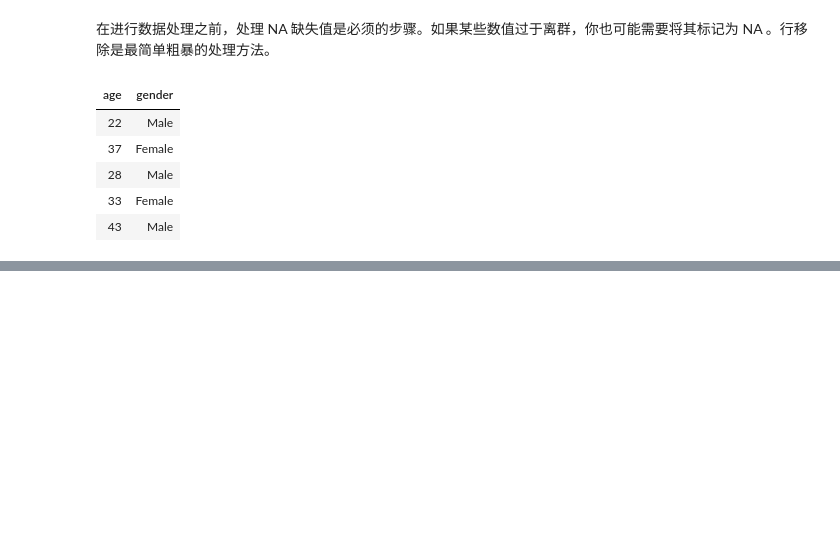
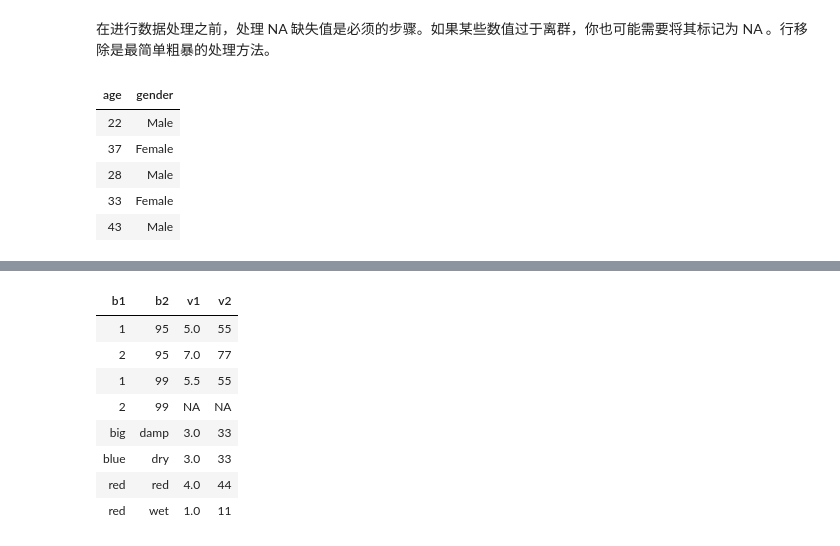
Before and after one commit to wklchris/wklchris.github.io, a Jupyter notebook: ipynb/R-manage-data.ipynb, the cells around one changed output, grey strips where cells are left out. Drawn from its saved outputs; the diff is of its cells as text; code cells hidden in the pictures; blank space fills up the shorter version.

Commit message:
Update R-manage-data.

```diff
--- a/ipynb/R-manage-data.ipynb
+++ b/ipynb/R-manage-data.ipynb
@@ -296,0 +394,21 @@ df
+# %%
+# 这个例子改编自 R 的官方帮助 aggregate()
+df <- data.frame(v1 = c(1,3,5,7,8,3,5,NA,4,6,7,9),
+                     v2 = c(11,33,55,77,88,33,55,NA,44,55,77,99) )
+by1 <- c("red", "blue", 1, 2, NA, "big", 1, 2, "red", 1, NA, 12)
+by2 <- c("wet", "dry", 99, 95, NA, "damp", 95, 99, "red", 99, NA, NA)
+
+# 按照 by1 & by2 整合原数据 testDF
+# 注意(by1, by2)=(1, 99) 对应 (v1, v2)=(5, 55) 与 (6,55) 两条数据
+# 因此第三行的 v1 = mean(c(5, 6)) = 5.5
+aggregate(x = df, by = list(b1=by1, b2=by2), FUN = "mean")
+# %% [output]
+| b1 | b2 | v1 | v2 |
+| 1 | 95 | 5.0 | 55 |
+| 2 | 95 | 7.0 | 77 |
+| 1 | 99 | 5.5 | 55 |
+| 2 | 99 | NA | NA |
+| big | damp | 3.0 | 33 |
+| blue | dry | 3.0 | 33 |
+| red | red | 4.0 | 44 |
+| red | wet | 1.0 | 11 |
```
Also changed, not shown: parts of 16 cells of this notebook, 8 other files.
